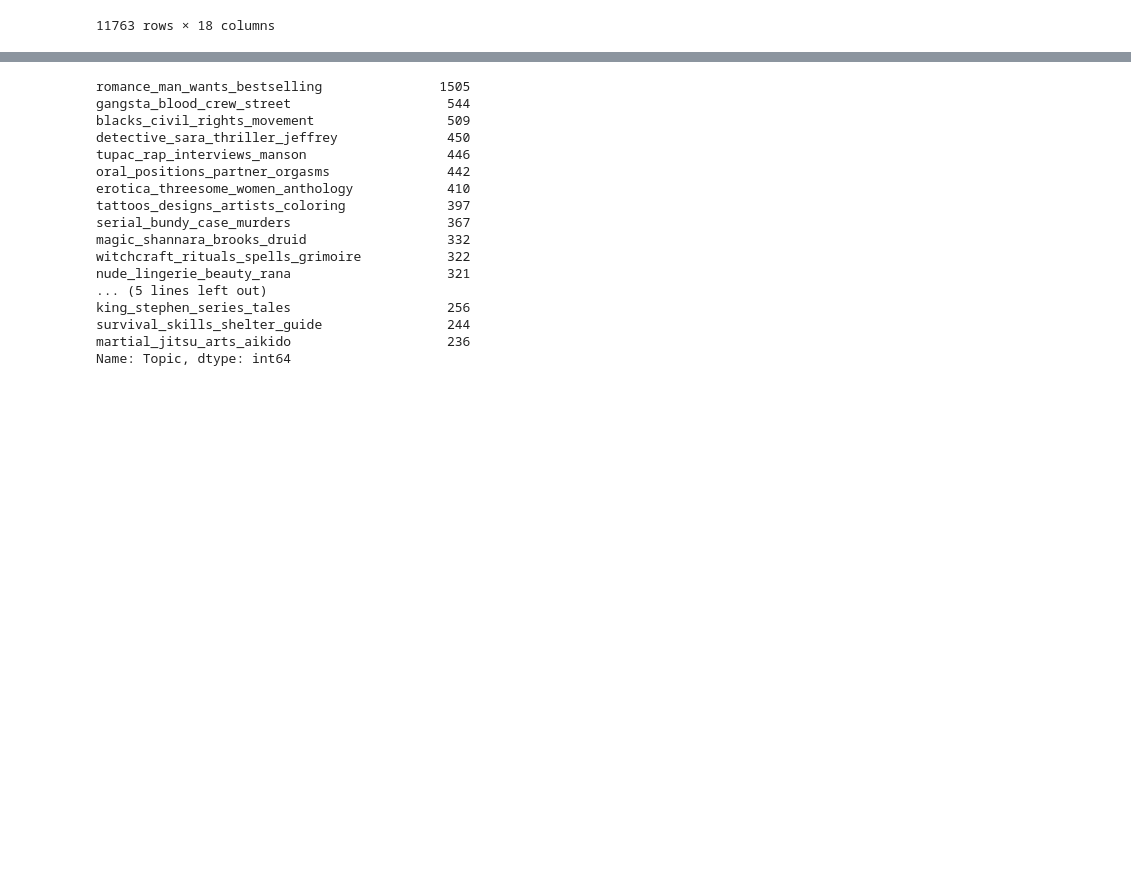
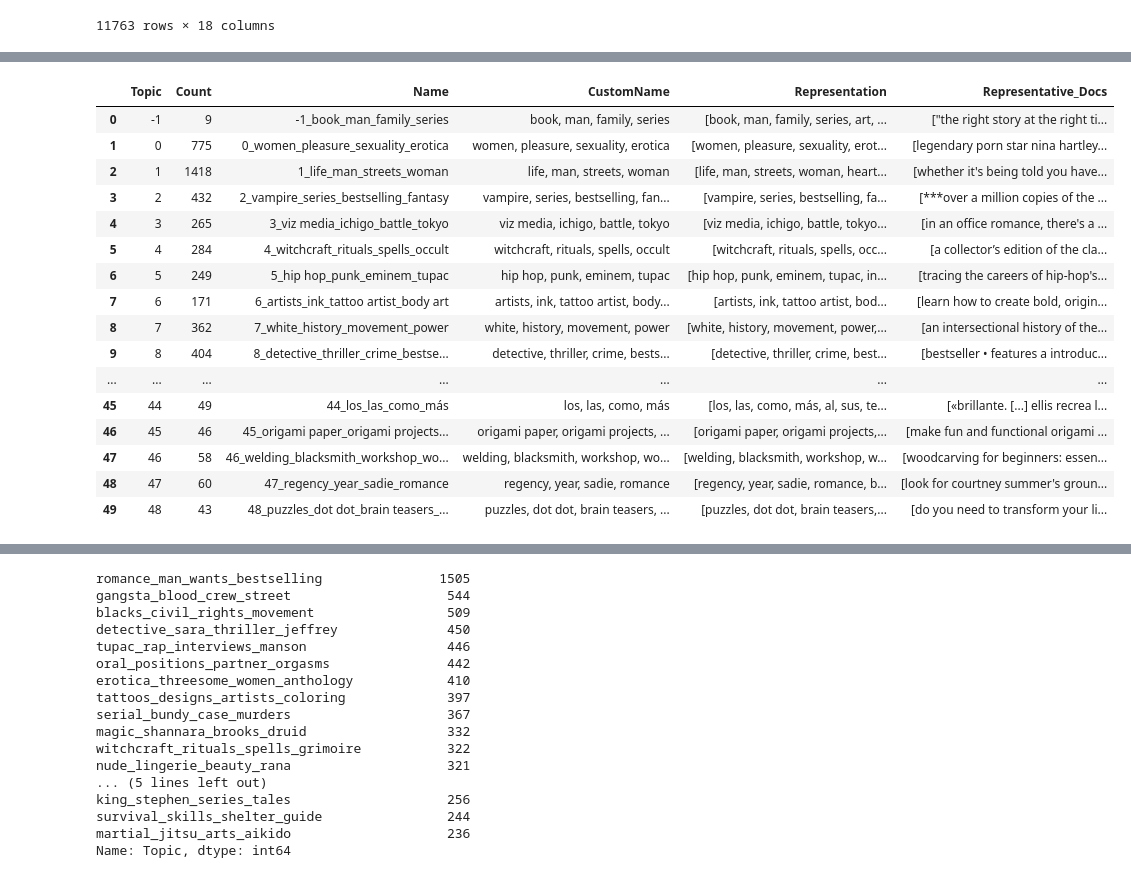
Before and after one commit to RodNSS/banned_book_exploration, a Jupyter notebook: banned_prison_topics.ipynb, the cells around one changed output, grey strips where cells are left out. Drawn from its saved outputs; the diff is of its cells as text; code cells hidden in the pictures; blank space fills up the shorter version.

```diff
--- a/banned_prison_topics.ipynb
+++ b/banned_prison_topics.ipynb
@@ -339,0 +383,4 @@ concatenated_df
+# %%
+# drop rows with NaN values in 'date' column in order for time series visualization
+no_dates = merged_s.dropna(subset=['date']).copy()
+no_dates
@@ -339,0 +401,38 @@ concatenated_df
+# %%
+dated_docs = no_dates.topic_description_lowercase.values
+# %%
+# running separate model where all dates were included in order to visualize topics over time
+embedding_model = SentenceTransformer("all-MiniLM-L6-v2")
+
+umap_model = UMAP(n_neighbors=15,
+                  n_components=5,
+                  min_dist=0.0,
+                  metric='cosine')
+
+hdbscan_model = HDBSCAN(min_cluster_size=15,
+                        metric='euclidean',
+                        cluster_selection_method='eom',
+                        prediction_data=True)
+
+vectorizer_model = CountVectorizer(ngram_range=(1, 2),
+                                   stop_words="english")
+
+ctfidf_model = ClassTfidfTransformer()
+
+# increase word diversity in topic representation
+representation_model = MaximalMarginalRelevance(diversity=0.5)
+
+# put all steps together for final model
+topic_model_dates = BERTopic(
+  embedding_model=embedding_model,
+  umap_model=umap_model,
+  hdbscan_model=hdbscan_model,
+  vectorizer_model=vectorizer_model,
+  ctfidf_model=ctfidf_model,
+  representation_model=representation_model,
+  calculate_probabilities=True,
+  verbose=True
+)
+
+topics, probs = topic_model_dates.fit_transform(dated_docs)
+topic_model_dates.get_topic_info()
@@ -339,0 +478,20 @@ concatenated_df
+# %%
+topic_model_dates.get_topic_info().head(50)
+# %% [output]
+|  | Topic | Count | Name | CustomName | Representation | Representative_Docs |
+| 0 | -1 | 9 | -1_book_man_family_series | book, man, family, series | [book, man, family, series, art, ... | ["the right story at the right ti... |
+| 1 | 0 | 775 | 0_women_pleasure_sexuality_erotica | women, pleasure, sexuality, erotica | [women, pleasure, sexuality, erot... | [legendary porn star nina hartley... |
+| 2 | 1 | 1418 | 1_life_man_streets_woman | life, man, streets, woman | [life, man, streets, woman, heart... | [whether it's being told you have... |
+| 3 | 2 | 432 | 2_vampire_series_bestselling_fantasy | vampire, series, bestselling, fan... | [vampire, series, bestselling, fa... | [***over a million copies of the ... |
+| 4 | 3 | 265 | 3_viz media_ichigo_battle_tokyo | viz media, ichigo, battle, tokyo | [viz media, ichigo, battle, tokyo... | [in an office romance, there's a ... |
+| 5 | 4 | 284 | 4_witchcraft_rituals_spells_occult | witchcraft, rituals, spells, occult | [witchcraft, rituals, spells, occ... | [a collector’s edition of the cla... |
+| 6 | 5 | 249 | 5_hip hop_punk_eminem_tupac | hip hop, punk, eminem, tupac | [hip hop, punk, eminem, tupac, in... | [tracing the careers of hip-hop's... |
+| 7 | 6 | 171 | 6_artists_ink_tattoo artist_body art | artists, ink, tattoo artist, body... | [artists, ink, tattoo artist, bod... | [learn how to create bold, origin... |
+| 8 | 7 | 362 | 7_white_history_movement_power | white, history, movement, power | [white, history, movement, power,... | [an intersectional history of the... |
+| 9 | 8 | 404 | 8_detective_thriller_crime_bestse... | detective, thriller, crime, bests... | [detective, thriller, crime, best... | [bestseller • features a introduc... |
+| ... | ... | ... | ... | ... | ... | ... |
+| 45 | 44 | 49 | 44_los_las_como_más | los, las, como, más | [los, las, como, más, al, sus, te... | [«brillante. [...] ellis recrea l... |
+| 46 | 45 | 46 | 45_origami paper_origami projects... | origami paper, origami projects, ... | [origami paper, origami projects,... | [make fun and functional origami ... |
+| 47 | 46 | 58 | 46_welding_blacksmith_workshop_wo... | welding, blacksmith, workshop, wo... | [welding, blacksmith, workshop, w... | [woodcarving for beginners: essen... |
+| 48 | 47 | 60 | 47_regency_year_sadie_romance | regency, year, sadie, romance | [regency, year, sadie, romance, b... | [look for courtney summer's groun... |
+| 49 | 48 | 43 | 48_puzzles_dot dot_brain teasers_... | puzzles, dot dot, brain teasers, ... | [puzzles, dot dot, brain teasers,... | [do you need to transform your li... |
```
Also changed, not shown: parts of 11 cells of this notebook.
